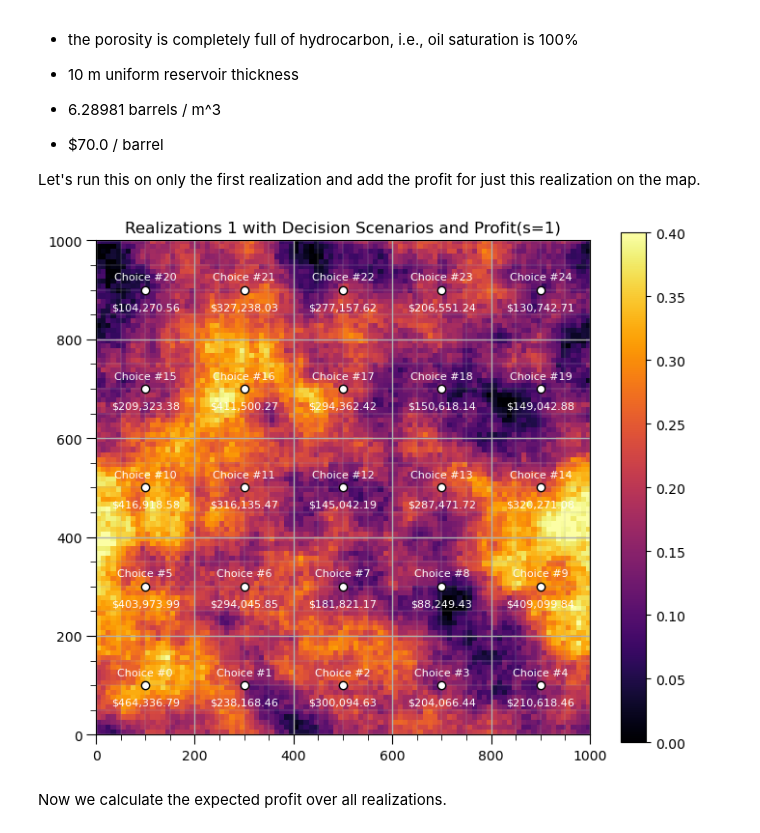
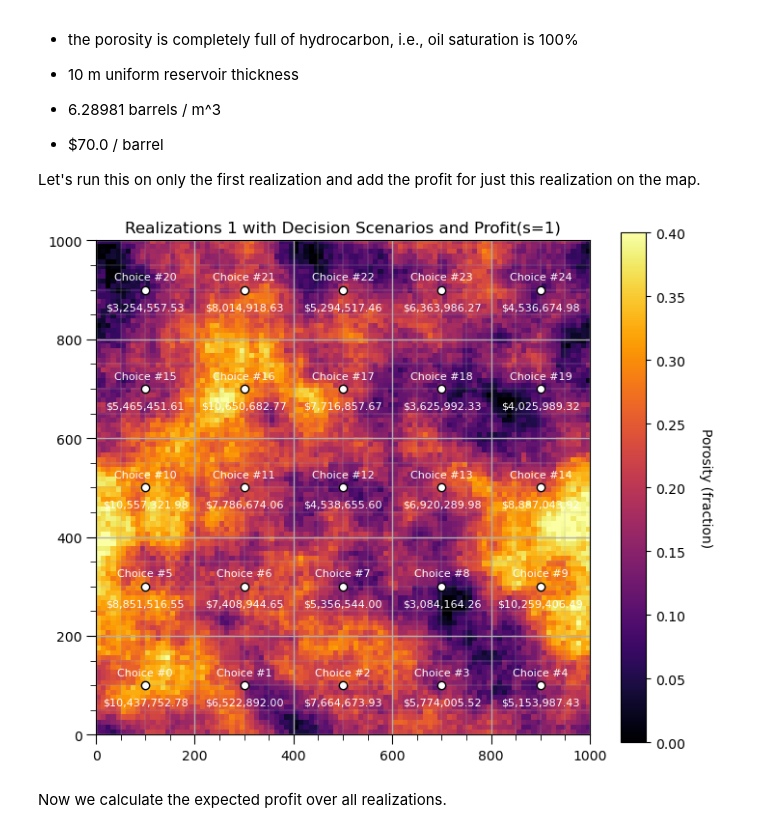
Before and after one commit to GeostatsGuy/GeostatsPyDemos_Book, a Jupyter notebook: _build/jupyter_execute/GeostatsPy_decision_making.ipynb, the cells around one changed output. Drawn from its saved outputs; the diff is of its cells as text; code cells hidden in the pictures.

```diff
--- a/_build/jupyter_execute/GeostatsPy_decision_making.ipynb
+++ b/_build/jupyter_execute/GeostatsPy_decision_making.ipynb
@@ -583,25 +582,28 @@ Now we specfy a simple profit calculation. Value in US$ for hydrocarbon extracte
 
 Let's run this on only the first realization and add the profit for just this realization on the map.
 # %%
-radius = 10.0
+radius = 50.0                                                 # select the drainage radius
+thickness = 10.0                                              # select the reservoir thickness
+
 profit_onereal = np.zeros((S))
 for s in range(0,S):
     profit_onereal[s] = average_within_radius(smoothed_fields_trend[0], x=scenarios[s,1],y=scenarios[s,0], p=radius, domain_size=1000)
-    profit_onereal[s] = profit_onereal[s] * np.pi * radius * radius * 10.0 * 6.28981 * 70.0
+    profit_onereal[s] = profit_onereal[s] * np.pi * radius * radius * thickness * 6.28981 * 70.0
 
 plt.subplot(111)
 plt.title("Realizations 1 with Decision Scenarios and Profit(s=1)")
 im = plt.imshow(smoothed_fields_trend[0], cmap=cmap,extent = [xmin,xmax,ymin,ymax],vmin = vmin, vmax = vmax)
 plt.scatter(scenarios[:,1],scenarios[:,0],color='white',edgecolor = 'black')
 for s in range(0,S):
     plt.annotate('Choice #' + str(s),[scenarios[s,1],scenarios[s,0]+20],color= 'white',ha = 'center',fontsize=8)
     label = f"${np.round(profit_onereal[s],2):,.2f}"
     plt.annotate(str(label),[scenarios[s,1],scenarios[s,0]-40],color= 'white',ha = 'center',fontsize=8)
-plt.colorbar(im); plt.tight_layout(); add_grid2()
+plt.tight_layout(); add_grid2()
+cbar = plt.colorbar(im, orientation="vertical"); cbar.set_label('Porosity (fraction)', rotation=270, labelpad=20)
 
 plt.subplots_adjust(left=0.0, bottom=0.0, right=1.0, top=1.1, wspace=0.05, hspace=0.2); plt.show()
 # %% [output]
-[figure, old version]
+[figure, new version]
 # %% [markdown]
 Now we calculate the expected profit over all realizations.
 # %%
```
Also changed, not shown: parts of 13 cells of this notebook, 16 other files.
